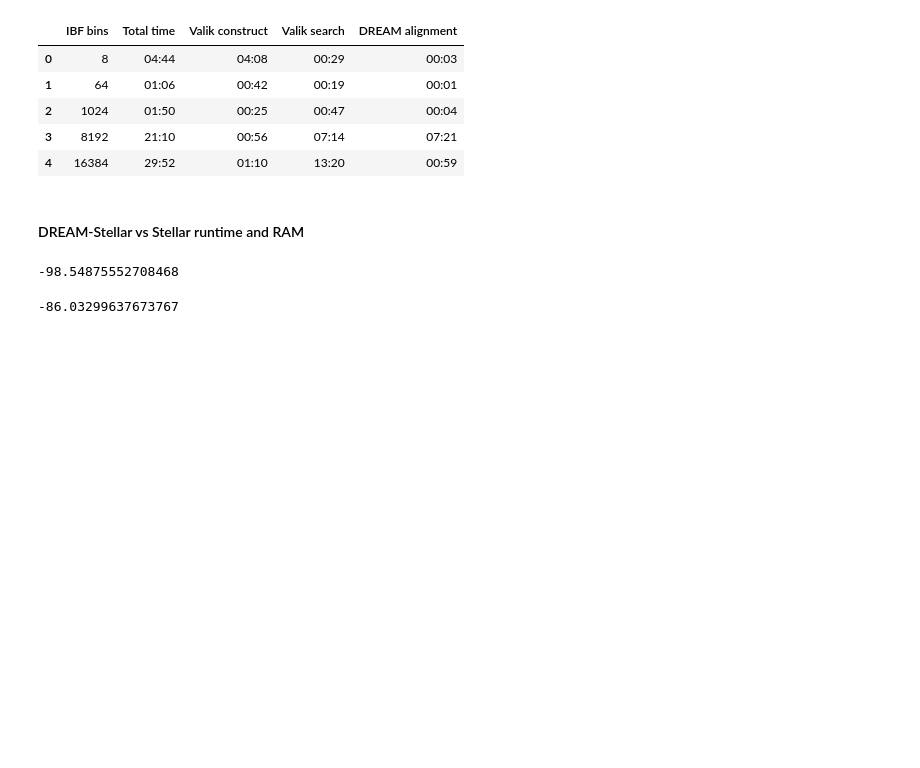
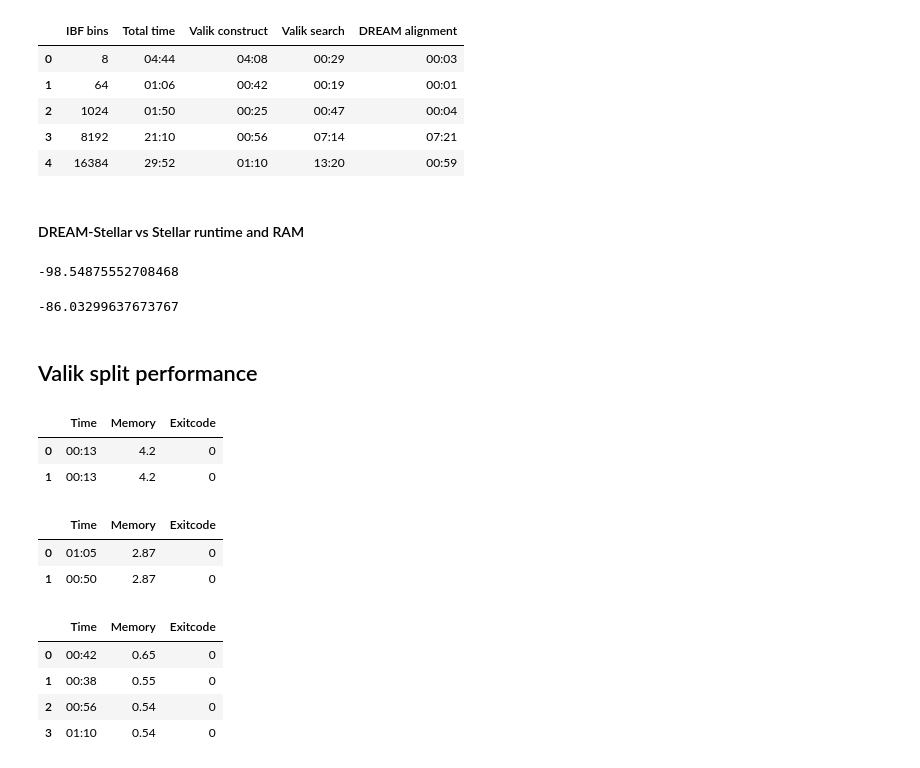
Before and after one commit to eaasna/test-DREAM-stellar, a Jupyter notebook: metagenome/scripts/Liivakast.ipynb, the cells around one changed output. Saved outputs shown, nothing was run; the diff lists cells and outputs as text; code cells hidden in the pictures; blank space fills up the shorter version.

```diff
--- a/metagenome/scripts/Liivakast.ipynb
+++ b/metagenome/scripts/Liivakast.ipynb
@@ -313,3 +296,5 @@ dream_ram = np.mean(dream_result["Memory"]/10**6)
 performance_improvement(stellar_ram, dream_ram)
 # %% [output]
 -86.03299637673767
+# %% [markdown]
+## Valik split performance
@@ -315,0 +331,26 @@ performance_improvement(stellar_ram, dream_ram)
+# %%
+valik_split_file = "../" + workdir + "/valik_split.time"
+time_df, command_df = read_time_output(valik_split_file)
+to_pretty_units(time_df)
+# %% [output]
+|  | Time | Memory | Exitcode |
+| 0 | 00:13 | 4.2 | 0 |
+| 1 | 00:13 | 4.2 | 0 |
+# %%
+valik_build_file = "../" + workdir + "/valik_build.time"
+time_df, command_df = read_time_output(valik_build_file)
+to_pretty_units(time_df)
+# %% [output]
+|  | Time | Memory | Exitcode |
+| 0 | 01:05 | 2.87 | 0 |
+| 1 | 00:50 | 2.87 | 0 |
+# %%
+valik_build_file = "../4Gb/valik_build.time"
+time_df, command_df = read_time_output(valik_build_file)
+to_pretty_units(time_df)
+# %% [output]
+|  | Time | Memory | Exitcode |
+| 0 | 00:42 | 0.65 | 0 |
+| 1 | 00:38 | 0.55 | 0 |
+| 2 | 00:56 | 0.54 | 0 |
+| 3 | 01:10 | 0.54 | 0 |
```
Also changed, not shown: parts of 11 cells of this notebook.
